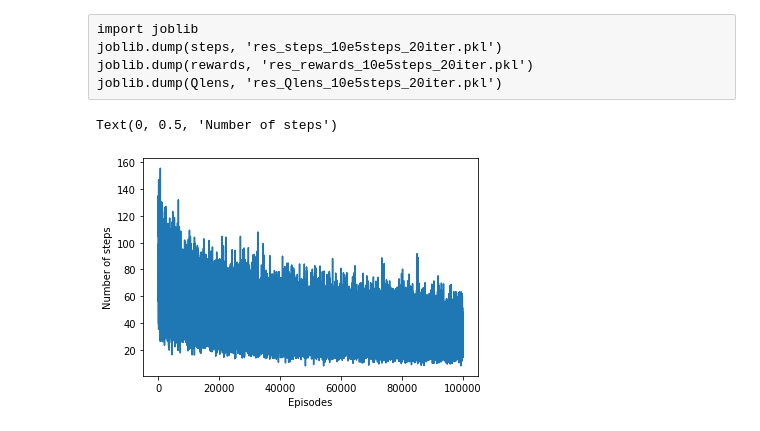
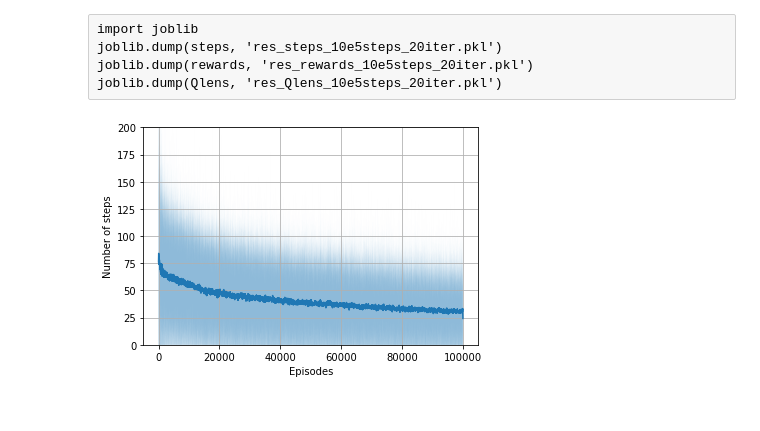
Before and after one commit to FMZennaro/CTF-RL, a Jupyter notebook: Simulation3/Simulation3.ipynb, the cells around one changed output. Saved outputs shown, nothing was run; the diff lists cells and outputs as text; code cells hidden in the pictures.

```diff
--- a/Simulation3/Simulation3.ipynb
+++ b/Simulation3/Simulation3.ipynb
@@ -195,11 +196,19 @@ import joblib
 joblib.dump(steps, 'res_steps_10e5steps_20iter.pkl')
 joblib.dump(rewards, 'res_rewards_10e5steps_20iter.pkl')
 joblib.dump(Qlens, 'res_Qlens_10e5steps_20iter.pkl')
-# %%
-plt.plot(np.arange(nepisodes),np.mean(steps,axis=0))
-plt.xlabel('Episodes')
-plt.ylabel('Number of steps')
-# %% [output]
-Text(0, 0.5, 'Number of steps')
-[figure, removed]
+# %%
+x = np.arange(nepisodes)
+y = np.mean(uniform_filter1d(steps,size=100,mode='nearest'),axis=0)
+ystd = np.std(steps,axis=0)
+
+plt.plot(x,y)
+plt.fill_between(x,y-ystd,y+ystd,alpha=.5)
+
+plt.ylim(0,200)
+plt.xlabel('Episodes')
+plt.ylabel('Number of steps')
+plt.grid()
+plt.savefig('simul3_steps.png',dpi=300)
+# %% [output]
+[figure, added]
 # %%
```
Also changed, not shown: parts of 6 cells of this notebook, 7 other files.
